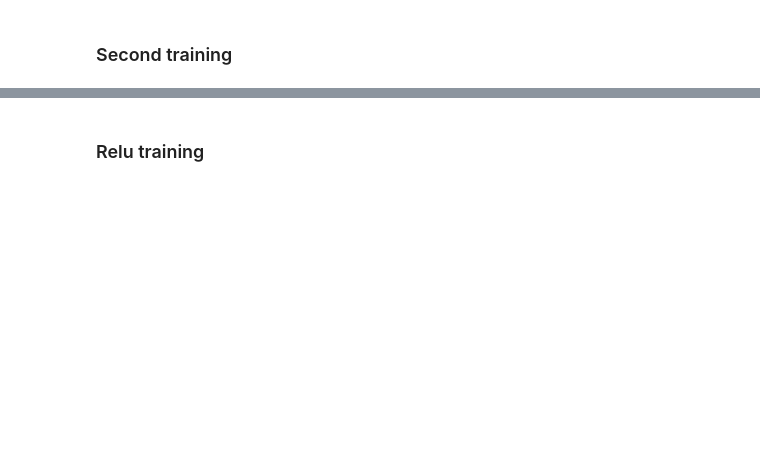
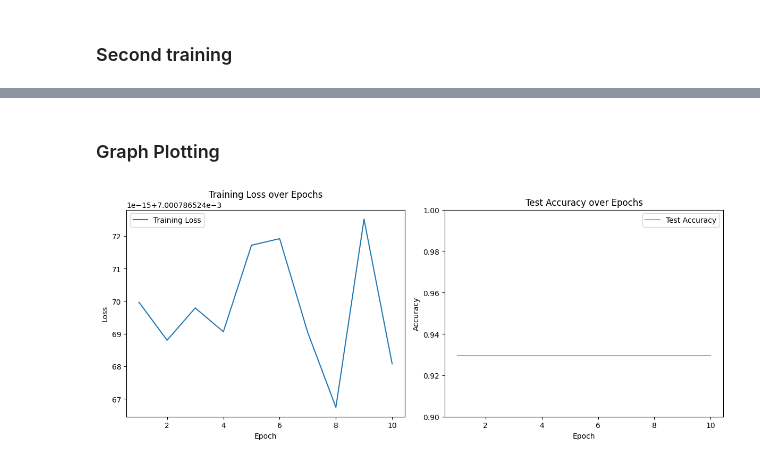
Before and after one commit to dummy1cx/Credit-Card-Fraud-Detection, a Jupyter notebook: model.ipynb, the cells around one changed output, grey strips where cells are left out. Drawn from its saved outputs; the diff is of its cells as text; code cells hidden in the pictures; blank space fills up the shorter version.

```diff
--- a/model.ipynb
+++ b/model.ipynb
@@ -647,8 +647,8 @@ simple_network = NeuralNetwork(
 )
 
 # 2. Train the neural network on the training data
-batch_size = 32 # Adjust batch size as needed
-epochs = 30  # Number of epochs (iterations over the training data)
+batch_size = 128 # Adjust batch size as needed
+epochs = 10  # Number of epochs (iterations over the training data)
 
 for epoch in range(epochs):
     avg_loss = simple_network.train(X_train_sm, y_train_sm, batch_size=batch_size)
@@ -659,4 +659,7 @@ corrects, wrongs = simple_network.evaluate(X_test_scaled, y_test)
 total = corrects + wrongs
 accuracy = corrects / total
 print(f"Accuracy on test set: {accuracy:.2%}")
+
+
+# Plotting
 # %% [output]
@@ -681,13 +677,45 @@ KeyError: 0
-# %% [markdown]
-### Relu training
-# %%
-# Define the neural network
-nn = NeuralNetwork(no_of_in_nodes=16,
-                               no_of_out_nodes=1,
-                               no_of_hidden_nodes=4,activation_function="relu",
-                               learning_rate=0.01)
-
-
-nn.train(X_train, y_train)
-
-y_hat = simple_network.run(X_test)
+# %% [markdown]
+### Graph Plotting
+# %%
+import matplotlib.pyplot as plt
+
+# Example training loop
+epochs = 10
+train_losses = []
+test_accuracies = []
+
+for epoch in range(epochs):
+    # Training step, collect train_losses
+    train_loss = simple_network.train(X_train_scaled, y_train)
+    train_losses.append(train_loss)
+
+    # Evaluation step, collect test accuracies
+    corrects, wrongs = simple_network.evaluate(X_test_scaled, y_test)
+    total = corrects + wrongs
+    accuracy = corrects / total
+    test_accuracies.append(accuracy)
+
+# Plotting
+plt.figure(figsize=(12, 5))
+
+# Plot training loss on the dataset
+plt.subplot(1, 2, 1)
+plt.plot(range(1, epochs + 1), train_losses, label='Training Loss')
+plt.xlabel('Epoch')
+plt.ylabel('Loss')
+plt.title('Training Loss over Epochs')
+plt.legend()
+
+# Plot test accuracy of the model
+plt.subplot(1, 2, 2)
+plt.plot(range(1, epochs + 1), test_accuracies, label='Test Accuracy', color='orange')
+plt.xlabel('Epoch')
+plt.ylabel('Accuracy')
+plt.title('Test Accuracy over Epochs')
+plt.ylim([0.9, 1])
+plt.legend()
+
+plt.tight_layout()
+plt.show()
+# %% [output]
+[figure, added]
```
Also changed, not shown: parts of 4 cells of this notebook.
